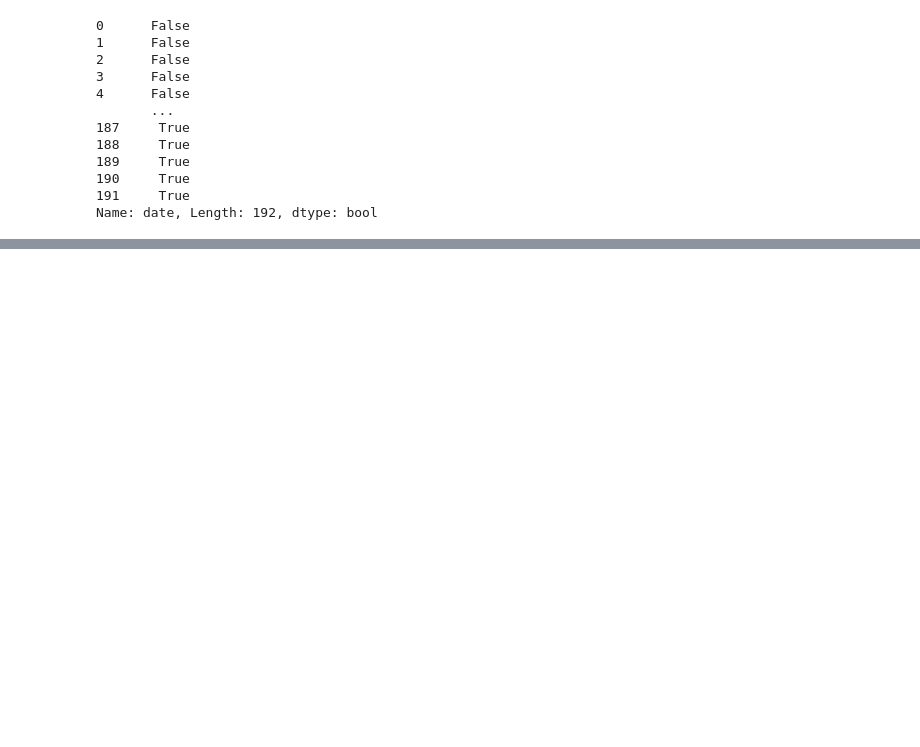
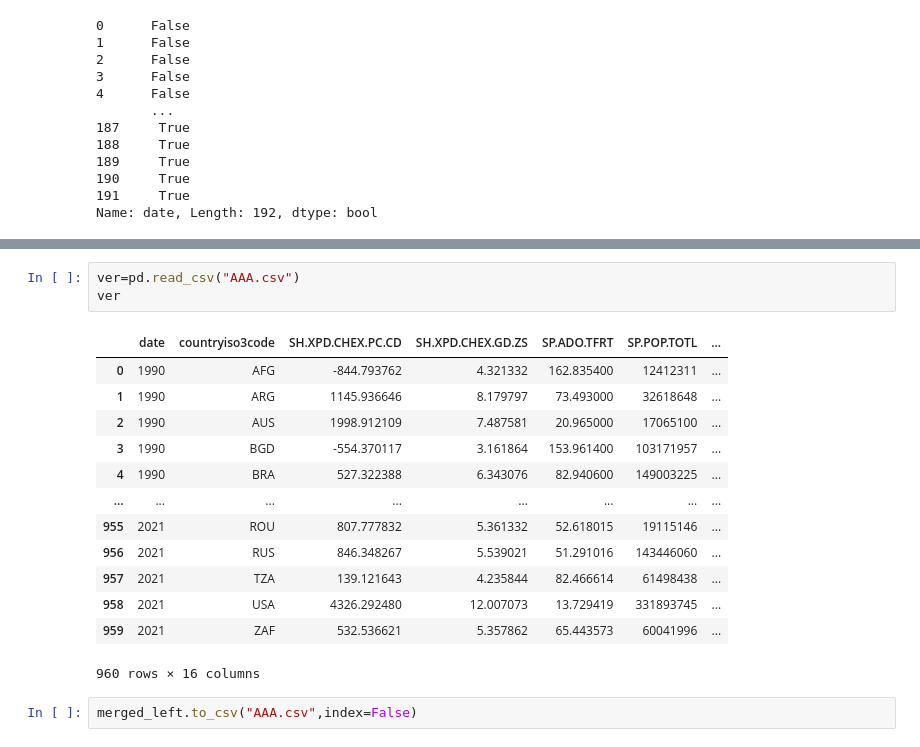
Before and after one commit to Brakions/Streamlit_test, a Jupyter notebook: test.ipynb, the cells around one changed output, grey strips where cells are left out. Cells and saved outputs as stored; diff of their text form; blank space fills up the shorter version.

```diff
--- a/test.ipynb
+++ b/test.ipynb
@@ -1117,0 +1203,19 @@ Name: date, Length: 192, dtype: bool
+# %%
+ver=pd.read_csv("AAA.csv")
+ver
+# %% [output]
+|  | date | countryiso3code | SH.XPD.CHEX.PC.CD | SH.XPD.CHEX.GD.ZS | SP.ADO.TFRT | SP.POP.TOTL | ... |
+| 0 | 1990 | AFG | -844.793762 | 4.321332 | 162.835400 | 12412311 | ... |
+| 1 | 1990 | ARG | 1145.936646 | 8.179797 | 73.493000 | 32618648 | ... |
+| 2 | 1990 | AUS | 1998.912109 | 7.487581 | 20.965000 | 17065100 | ... |
+| 3 | 1990 | BGD | -554.370117 | 3.161864 | 153.961400 | 103171957 | ... |
+| 4 | 1990 | BRA | 527.322388 | 6.343076 | 82.940600 | 149003225 | ... |
+| ... | ... | ... | ... | ... | ... | ... | ... |
+| 955 | 2021 | ROU | 807.777832 | 5.361332 | 52.618015 | 19115146 | ... |
+| 956 | 2021 | RUS | 846.348267 | 5.539021 | 51.291016 | 143446060 | ... |
+| 957 | 2021 | TZA | 139.121643 | 4.235844 | 82.466614 | 61498438 | ... |
+| 958 | 2021 | USA | 4326.292480 | 12.007073 | 13.729419 | 331893745 | ... |
+| 959 | 2021 | ZAF | 532.536621 | 5.357862 | 65.443573 | 60041996 | ... |
+960 rows × 16 columns
+# %%
+merged_left.to_csv("AAA.csv",index=False)
```
Also changed, not shown: parts of 19 cells of this notebook, 7 other files.
